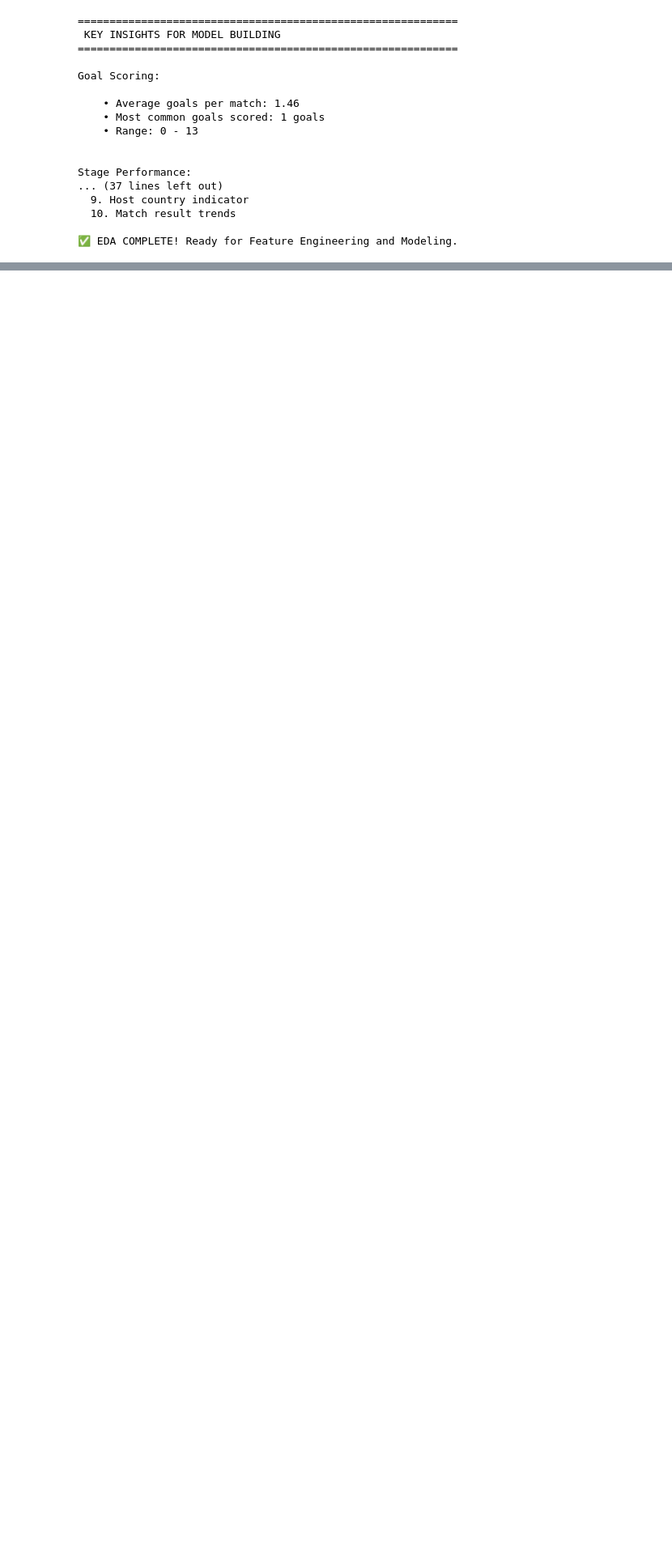
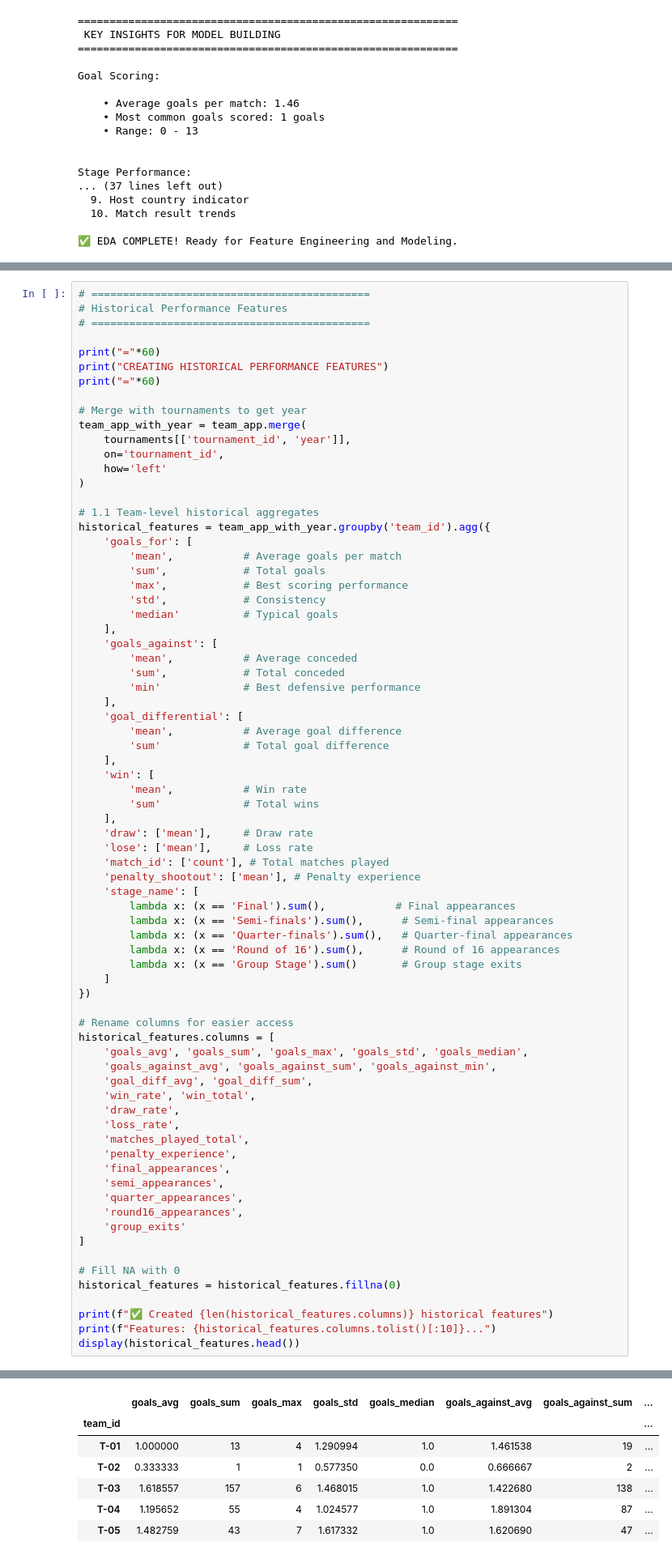
Before and after one commit to Atieng/World-Cup-2026-Goal-Prediction, a Jupyter notebook: index.ipynb, the cells around one changed output, grey strips where cells are left out. Shown at 81% size. Drawn from its saved outputs; the diff is of its cells as text; blank space fills up the shorter version.

```diff
--- a/index.ipynb
+++ b/index.ipynb
@@ -569,0 +607,75 @@ Stage Performance:
+# %%
+# ============================================
+# Historical Performance Features
+# ============================================
+
+print("="*60)
+print("CREATING HISTORICAL PERFORMANCE FEATURES")
+print("="*60)
+
+# Merge with tournaments to get year
+team_app_with_year = team_app.merge(
+    tournaments[['tournament_id', 'year']],
+    on='tournament_id',
+    how='left'
+)
+
+# 1.1 Team-level historical aggregates
+historical_features = team_app_with_year.groupby('team_id').agg({
+    'goals_for': [
+        'mean',           # Average goals per match
+        'sum',            # Total goals
+        'max',            # Best scoring performance
+        'std',            # Consistency
+        'median'          # Typical goals
+    ],
+    'goals_against': [
+        'mean',           # Average conceded
+        'sum',            # Total conceded
+        'min'             # Best defensive performance
+    ],
+    'goal_differential': [
+        'mean',           # Average goal difference
+        'sum'             # Total goal difference
+    ],
+    'win': [
+        'mean',           # Win rate
+        'sum'             # Total wins
+    ],
+    'draw': ['mean'],     # Draw rate
+    'lose': ['mean'],     # Loss rate
+    'match_id': ['count'], # Total matches played
+    'penalty_shootout': ['mean'], # Penalty experience
+    'stage_name': [
+        lambda x: (x == 'Final').sum(),           # Final appearances
+        lambda x: (x == 'Semi-finals').sum(),      # Semi-final appearances
+        lambda x: (x == 'Quarter-finals').sum(),   # Quarter-final appearances
+        lambda x: (x == 'Round of 16').sum(),      # Round of 16 appearances
+        lambda x: (x == 'Group Stage').sum()       # Group stage exits
+    ]
+})
+
+# Rename columns for easier access
+historical_features.columns = [
+    'goals_avg', 'goals_sum', 'goals_max', 'goals_std', 'goals_median',
+    'goals_against_avg', 'goals_against_sum', 'goals_against_min',
+    'goal_diff_avg', 'goal_diff_sum',
+    'win_rate', 'win_total',
+    'draw_rate',
+    'loss_rate',
+    'matches_played_total',
+    'penalty_experience',
+    'final_appearances',
+    'semi_appearances',
+    'quarter_appearances',
+    'round16_appearances',
+    'group_exits'
+]
+
+# Fill NA with 0
+historical_features = historical_features.fillna(0)
+
+print(f"✅ Created {len(historical_features.columns)} historical features")
+print(f"Features: {historical_features.columns.tolist()[:10]}...")
+display(historical_features.head())
+# %% [output]
@@ -569,0 +687,7 @@ Stage Performance:
+|  | goals_avg | goals_sum | goals_max | goals_std | goals_median | goals_against_avg | goals_against_sum | ... |
+| team_id |  |  |  |  |  |  |  | ... |
+| T-01 | 1.000000 | 13 | 4 | 1.290994 | 1.0 | 1.461538 | 19 | ... |
+| T-02 | 0.333333 | 1 | 1 | 0.577350 | 0.0 | 0.666667 | 2 | ... |
+| T-03 | 1.618557 | 157 | 6 | 1.468015 | 1.0 | 1.422680 | 138 | ... |
+| T-04 | 1.195652 | 55 | 4 | 1.024577 | 1.0 | 1.891304 | 87 | ... |
+| T-05 | 1.482759 | 43 | 7 | 1.617332 | 1.0 | 1.620690 | 47 | ... |
```
Also changed, not shown: parts of 13 cells of this notebook.
